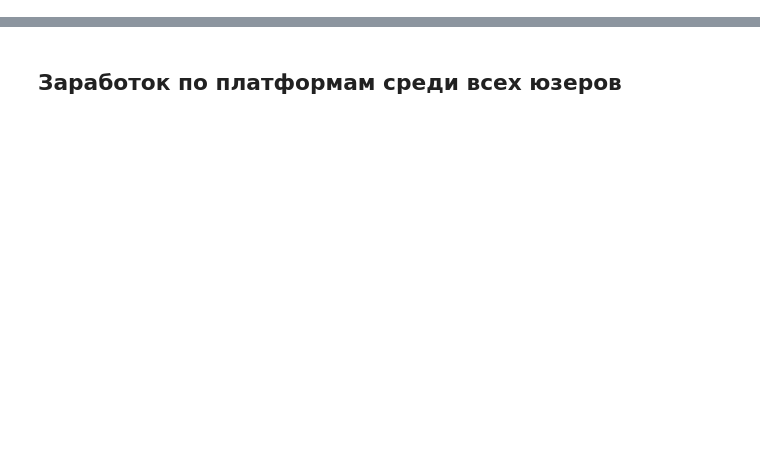
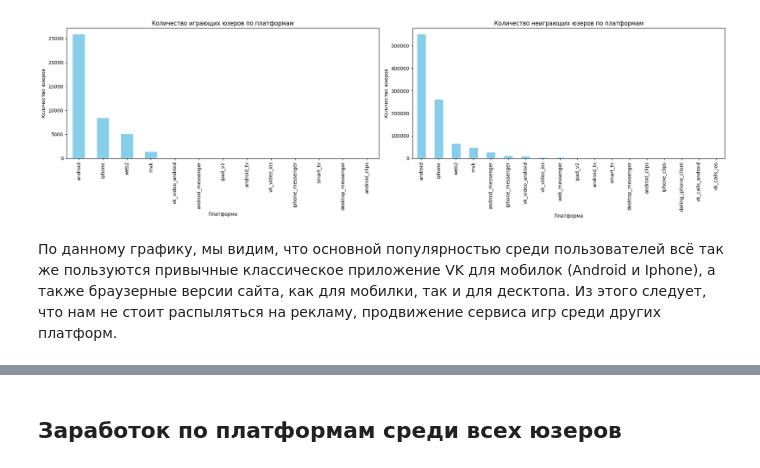
Before and after one commit to RoKivals/VKGamesCASE, a Jupyter notebook: platforms.ipynb, the cells around one changed output, grey strips where cells are left out. Cells and saved outputs as stored; diff of their text form; code cells hidden in the pictures; blank space fills up the shorter version.

```diff
--- a/platforms.ipynb
+++ b/platforms.ipynb
@@ -45,0 +16,23 @@ plt.show()
+# %%
+player_platforms = players_df.heavy_vk_platform.value_counts()
+nonplayer_platforms = nonplayers_df.heavy_vk_platform.value_counts()
+
+fig, (ax1, ax2) = plt.subplots(1, 2, figsize=(20, 6))
+
+player_platforms.plot(kind='bar', color='skyblue', ax=ax1)
+nonplayer_platforms.plot(kind='bar', color='skyblue', ax=ax2)
+
+ax1.set_title('Количество играющих юзеров по платформам')
+ax1.set_xlabel('Платформа')
+ax1.set_ylabel('Количество юзеров')
+
+ax2.set_title('Количество неиграющих юзеров по платформам')
+ax2.set_xlabel('Платформа')
+ax2.set_ylabel('Количество юзеров')
+
+plt.tight_layout()
+plt.show()
+# %% [output]
+[figure, added]
+# %% [markdown]
+По данному графику, мы видим, что основной популярностью среди пользователей всё так же пользуются привычные классическое приложение VK для мобилок (Android и Iphone), а также браузерные версии сайта, как для мобилки, так и для десктопа. Из этого следует, что нам не стоит распыляться на рекламу, продвижение сервиса игр среди других платформ.
```
Also changed, not shown: parts of 15 cells of this notebook, 1 other file.
